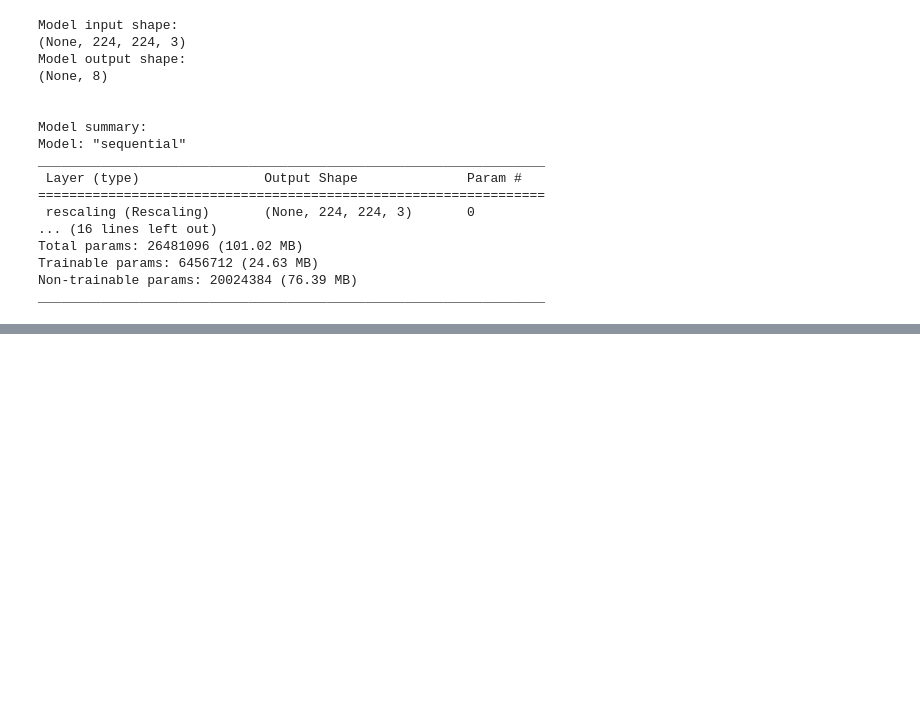
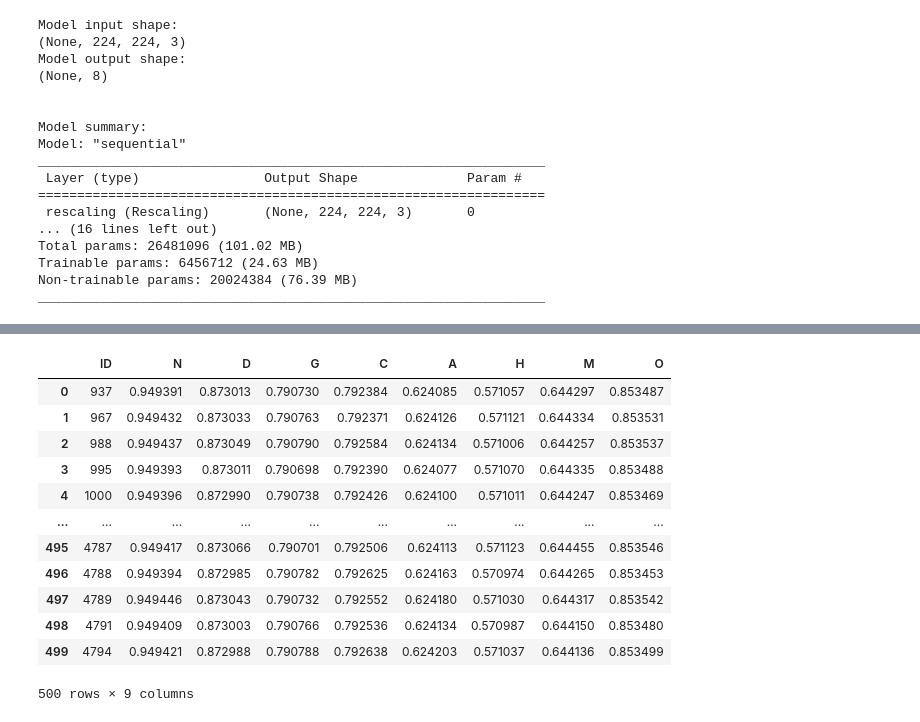
Before and after one commit to florencecornelissen/ODIR_challenge, a Jupyter notebook: VGG19.ipynb, the cells around one changed output, grey strips where cells are left out. Drawn from its saved outputs; the diff is of its cells as text; code cells hidden in the pictures; blank space fills up the shorter version.

```diff
--- a/VGG19.ipynb
+++ b/VGG19.ipynb
@@ -205,5 +256,21 @@ testdf = testdf[['ID', 'ID number', 'N' ,'D' ,'G', 'C', 'A' ,'H' ,'M', 'O']]
 testdf = testdf.groupby(testdf.index // 2).max()
 # %%
 testdf = testdf.drop(columns=['ID number'])
+# %%
+testdf
+# %% [output]
+|  | ID | N | D | G | C | A | H | M | O |
+| 0 | 937 | 0.949391 | 0.873013 | 0.790730 | 0.792384 | 0.624085 | 0.571057 | 0.644297 | 0.853487 |
+| 1 | 967 | 0.949432 | 0.873033 | 0.790763 | 0.792371 | 0.624126 | 0.571121 | 0.644334 | 0.853531 |
+| 2 | 988 | 0.949437 | 0.873049 | 0.790790 | 0.792584 | 0.624134 | 0.571006 | 0.644257 | 0.853537 |
+| 3 | 995 | 0.949393 | 0.873011 | 0.790698 | 0.792390 | 0.624077 | 0.571070 | 0.644335 | 0.853488 |
+| 4 | 1000 | 0.949396 | 0.872990 | 0.790738 | 0.792426 | 0.624100 | 0.571011 | 0.644247 | 0.853469 |
+| ... | ... | ... | ... | ... | ... | ... | ... | ... | ... |
+| 495 | 4787 | 0.949417 | 0.873066 | 0.790701 | 0.792506 | 0.624113 | 0.571123 | 0.644455 | 0.853546 |
+| 496 | 4788 | 0.949394 | 0.872985 | 0.790782 | 0.792625 | 0.624163 | 0.570974 | 0.644265 | 0.853453 |
+| 497 | 4789 | 0.949446 | 0.873043 | 0.790732 | 0.792552 | 0.624180 | 0.571030 | 0.644317 | 0.853542 |
+| 498 | 4791 | 0.949409 | 0.873003 | 0.790766 | 0.792536 | 0.624134 | 0.570987 | 0.644150 | 0.853480 |
+| 499 | 4794 | 0.949421 | 0.872988 | 0.790788 | 0.792638 | 0.624203 | 0.571037 | 0.644136 | 0.853499 |
+500 rows × 9 columns
 # %%
 testdf.to_csv('submissionrun2.csv', index=False)
```
Also changed, not shown: parts of 5 cells of this notebook, 4 other files.
